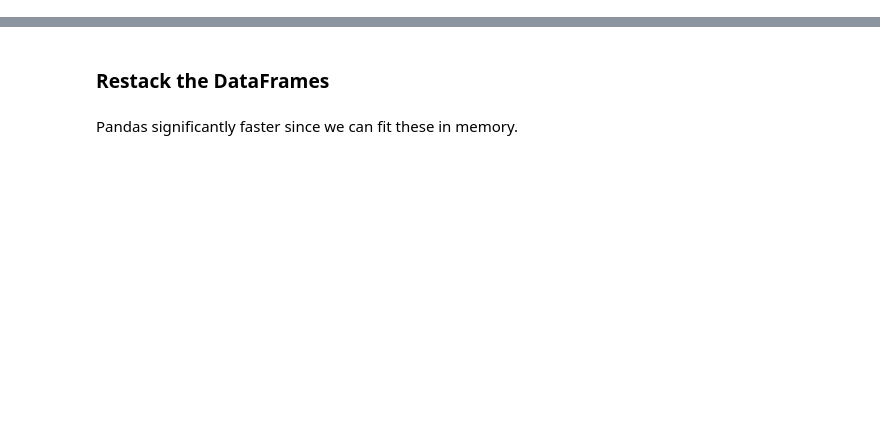
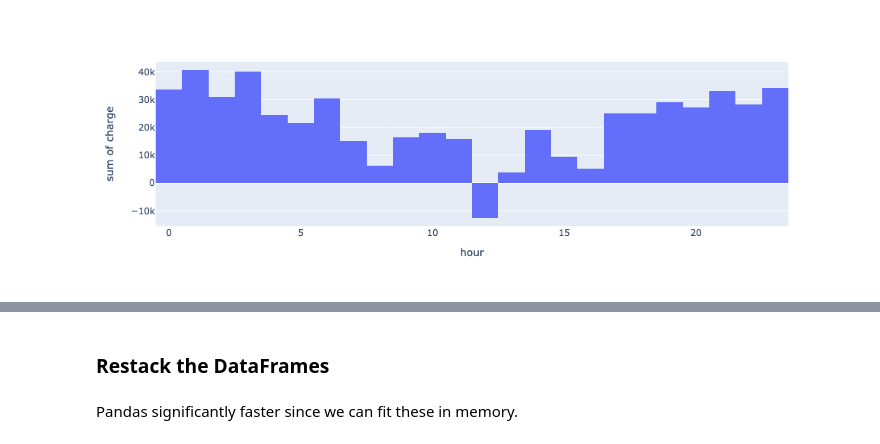
Before and after one commit to rmi-mobility-data-science/replicaEVSE, a Jupyter notebook: notebooks/4_run_simulation.ipynb, the cells around one changed output, grey strips where cells are left out. Saved outputs shown, nothing was run; the diff lists cells and outputs as text; code cells hidden in the pictures; blank space fills up the shorter version.

```diff
--- a/notebooks/4_run_simulation.ipynb
+++ b/notebooks/4_run_simulation.ipynb
@@ -96,0 +143,5 @@ df_list = np.array_split(df, number_of_chunks)
+# %%
+fig=px.histogram(hourly_loads_heavy, x='hour', y='charge', nbins=24)
+fig.show()
+# %% [output]
+[figure, added]
```
Also changed, not shown: parts of 32 cells of this notebook, 2 other files.
